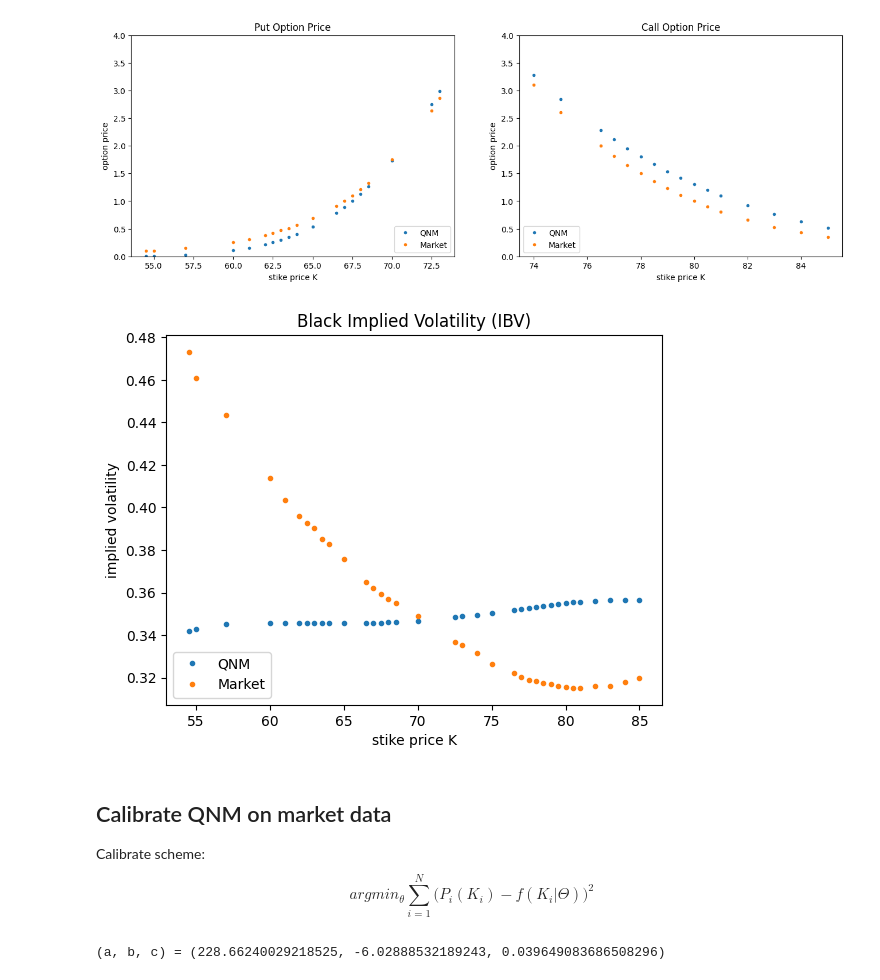
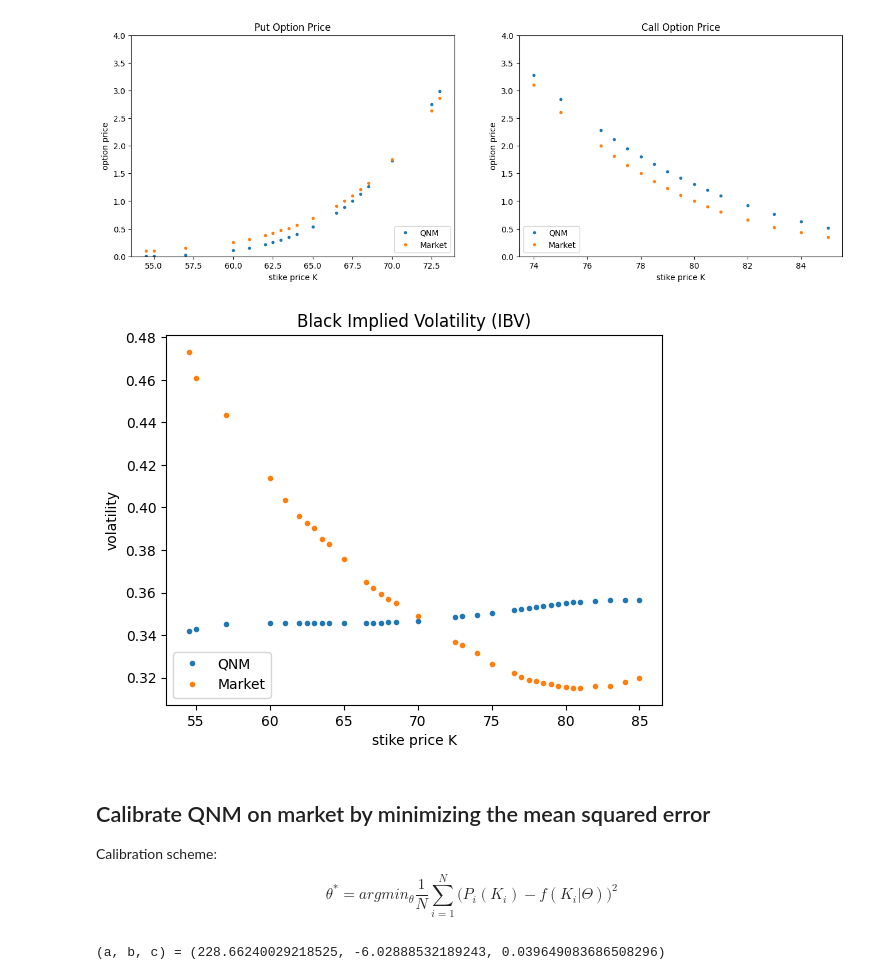
Before and after one commit to WuYenSun/Quadratic_Normal_Model_Calibration, a Jupyter notebook: Quadratic_Normal_Model_(Bouchouev,_2023).ipynb, the cells around one changed output. Drawn from its saved outputs; the diff is of its cells as text; code cells hidden in the pictures.

```diff
--- a/Quadratic_Normal_Model_(Bouchouev,_2023).ipynb
+++ b/Quadratic_Normal_Model_(Bouchouev,_2023).ipynb
@@ -283,27 +286,27 @@ plt.show()
 # %%
 # Black implied volatility (IBV)
 list_ibv_qnm, list_ibv_mkt = [], []
 for stirke_, option_type_, qnm_, mkt_ in zip(df_data.index, df_data['option type'].values,
                                              np.concatenate((arr_qnm_put, arr_qnm_call)), np.concatenate((arr_mkt_put, arr_mkt_call))):
     list_ibv_qnm.append(implied_volatility(qnm_, futures_price, stirke_, risk_free_rate, time_to_maturity,
                                                           option_type = option_type_, model = 'black', method='fsolve', disp=True))
     list_ibv_mkt.append(implied_volatility(mkt_, futures_price, stirke_, risk_free_rate, time_to_maturity,
                                                           option_type = option_type_, model = 'black', method='fsolve', disp=True))
 
 # create plot
 plt.plot(df_data.index, list_ibv_qnm, '.', label = 'QNM')
 plt.plot(df_data.index, list_ibv_mkt, '.', label = 'Market')
 plt.title('Black Implied Volatility (IBV)')
 plt.xlabel('stike price K')
-plt.ylabel('implied volatility')
+plt.ylabel('volatility')
 plt.legend(loc = 'lower left')
 plt.show()
 # %% [output]
-[figure, old version]
+[figure, new version]
 # %% [markdown]
-## Calibrate QNM on market data
-Calibrate scheme:
-$$ argmin_{\theta}\sum_{i=1}^{N}\biggl( P_i(K_i) - f(K_i|\Theta) \biggr)^2 $$
+## Calibrate QNM on market by minimizing the mean squared error
+Calibration scheme:
+$$ \theta^* = argmin_{\theta}\frac{1}{N}\sum_{i=1}^{N}\biggl( P_i(K_i) - f(K_i|\Theta) \biggr)^2 $$
 # %%
 # calibration scheme
 def qnm_option_pricer(sig_atm, arr_K, a, b, c):
```
Also changed, not shown: parts of 5 cells of this notebook, 1 other file.
